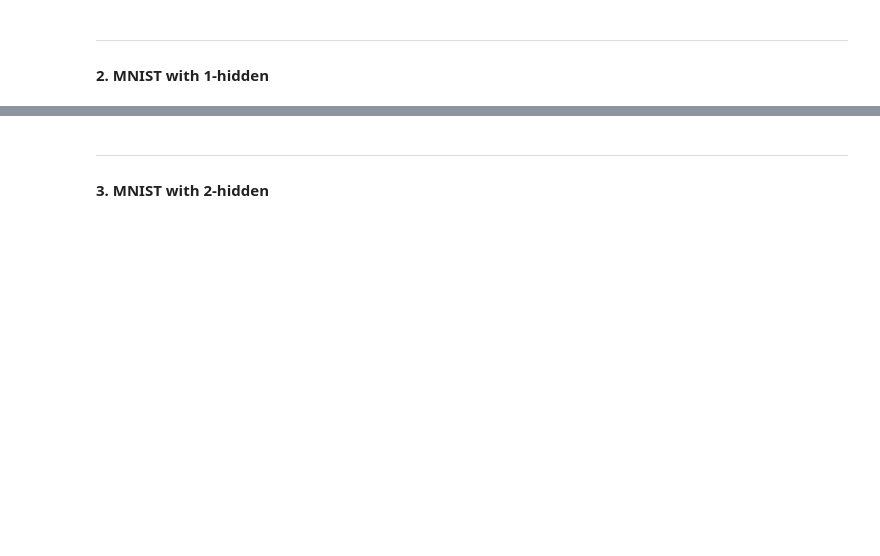
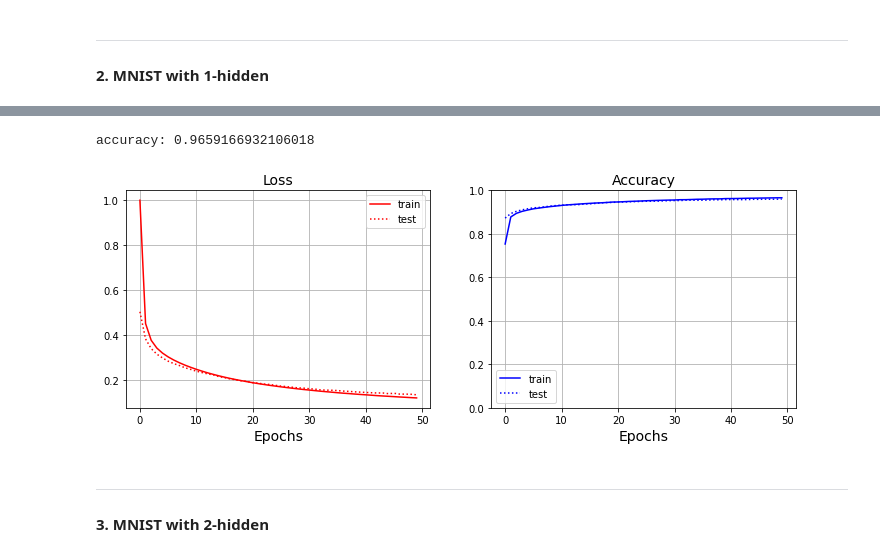
Before and after one commit to sergienko4/deep-learing, a Jupyter notebook: ex2.ipynb, the cells around one changed output, grey strips where cells are left out. Drawn from its saved outputs; the diff is of its cells as text; code cells hidden in the pictures; blank space fills up the shorter version.

Commit message:
mnist with 1-hidden and 2-hidden layers

```diff
--- a/ex2.ipynb
+++ b/ex2.ipynb
@@ -212,11 +199,10 @@ accuracy: 0.9248999953269958
 ***
 #### 2. MNIST with 1-hidden
 # %%
-model = Sequential(name='mnist')
-model.add(Dense(input_shape=(28, 28,1)))
+model = Sequential(name='mnist-with-1-hidden')
+model.add(Flatten(input_shape=(28, 28,1)))
+model.add(Dense(32,activation='relu'))
 model.add(Dense(10,activation='softmax'))
 model.summary()
 
-model.compile(optimizer='sgd',
-              loss='sparse_categorical_crossentropy',
-              metrics=['accuracy'])
+model.compile(optimizer='sgd', loss='sparse_categorical_crossentropy',metrics=['accuracy'])
@@ -223,3 +224,9 @@ model.compile(optimizer='sgd',
+# %%
+history = model.fit(MNIST_train_images, MNIST_train_labels, epochs=50, batch_size=64, verbose=0, validation_data=(MNIST_test_images,MNIST_test_labels ))
+figure_result(history.history['loss'],history.history['val_loss'],history.history['accuracy'],history.history['val_accuracy'])
+# %% [output]
+accuracy: 0.9659166932106018
+[figure, added]
 # %% [markdown]
 ***
 #### 3. MNIST with 2-hidden
```
Also changed, not shown: parts of 12 cells of this notebook.
